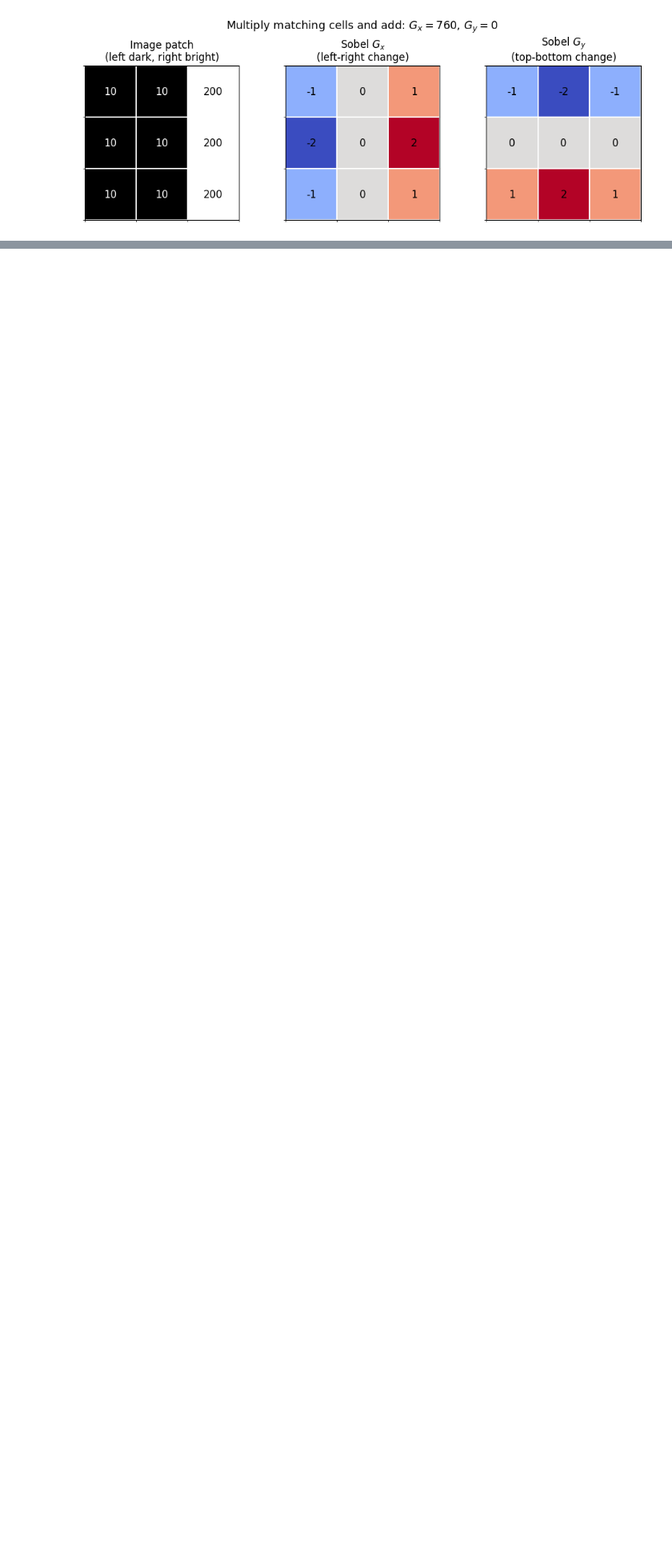
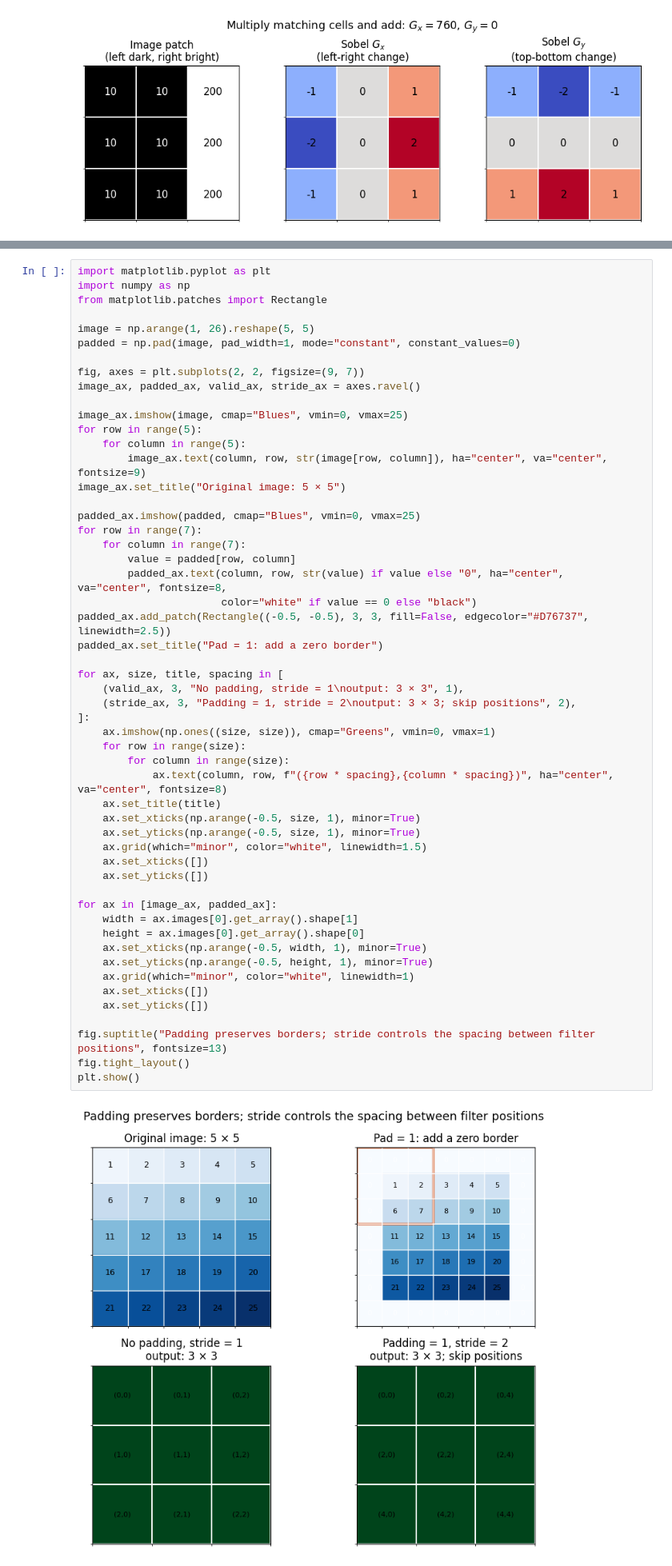
Before and after one commit to Ch-Abhinav-Chowdary/Complete-AIML-course, a Jupyter notebook: Deep Learning/Deep Learning Part 2/3_Image.ipynb, the cells around one changed output, grey strips where cells are left out. Shown at 80% size. Cells and saved outputs as stored; diff of their text form; blank space fills up the shorter version.

```diff
--- a/Deep Learning/Deep Learning Part 2/3_Image.ipynb
+++ b/Deep Learning/Deep Learning Part 2/3_Image.ipynb
@@ -154,6 +172,61 @@ fig.tight_layout()
 plt.show()
 # %% [output]
 [figure]
+# %%
+import matplotlib.pyplot as plt
+import numpy as np
+from matplotlib.patches import Rectangle
+
+image = np.arange(1, 26).reshape(5, 5)
+padded = np.pad(image, pad_width=1, mode="constant", constant_values=0)
+
+fig, axes = plt.subplots(2, 2, figsize=(9, 7))
+image_ax, padded_ax, valid_ax, stride_ax = axes.ravel()
+
+image_ax.imshow(image, cmap="Blues", vmin=0, vmax=25)
+for row in range(5):
+    for column in range(5):
+        image_ax.text(column, row, str(image[row, column]), ha="center", va="center", fontsize=9)
+image_ax.set_title("Original image: 5 × 5")
+
+padded_ax.imshow(padded, cmap="Blues", vmin=0, vmax=25)
+for row in range(7):
+    for column in range(7):
+        value = padded[row, column]
+        padded_ax.text(column, row, str(value) if value else "0", ha="center", va="center", fontsize=8,
+                       color="white" if value == 0 else "black")
+padded_ax.add_patch(Rectangle((-0.5, -0.5), 3, 3, fill=False, edgecolor="#D76737", linewidth=2.5))
+padded_ax.set_title("Pad = 1: add a zero border")
+
+for ax, size, title, spacing in [
+    (valid_ax, 3, "No padding, stride = 1\noutput: 3 × 3", 1),
+    (stride_ax, 3, "Padding = 1, stride = 2\noutput: 3 × 3; skip positions", 2),
+]:
+    ax.imshow(np.ones((size, size)), cmap="Greens", vmin=0, vmax=1)
+    for row in range(size):
+        for column in range(size):
+            ax.text(column, row, f"({row * spacing},{column * spacing})", ha="center", va="center", fontsize=8)
+    ax.set_title(title)
+    ax.set_xticks(np.arange(-0.5, size, 1), minor=True)
+    ax.set_yticks(np.arange(-0.5, size, 1), minor=True)
+    ax.grid(which="minor", color="white", linewidth=1.5)
+    ax.set_xticks([])
+    ax.set_yticks([])
+
+for ax in [image_ax, padded_ax]:
+    width = ax.images[0].get_array().shape[1]
+    height = ax.images[0].get_array().shape[0]
+    ax.set_xticks(np.arange(-0.5, width, 1), minor=True)
+    ax.set_yticks(np.arange(-0.5, height, 1), minor=True)
+    ax.grid(which="minor", color="white", linewidth=1)
+    ax.set_xticks([])
+    ax.set_yticks([])
+
+fig.suptitle("Padding preserves borders; stride controls the spacing between filter positions", fontsize=13)
+fig.tight_layout()
+plt.show()
+# %% [output]
+[figure, added]
 # %% [markdown]
 ## 3. What changes for RGB images?
 
```
Also changed, not shown: parts of 1 cell of this notebook.
